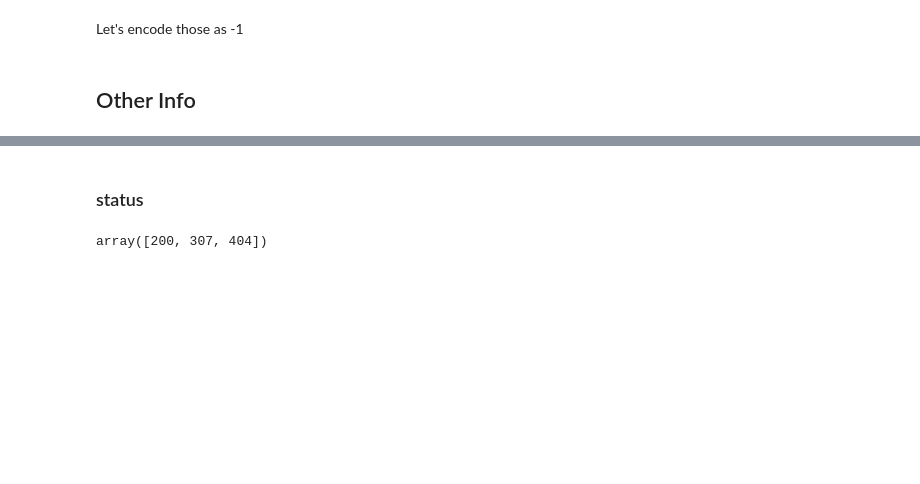
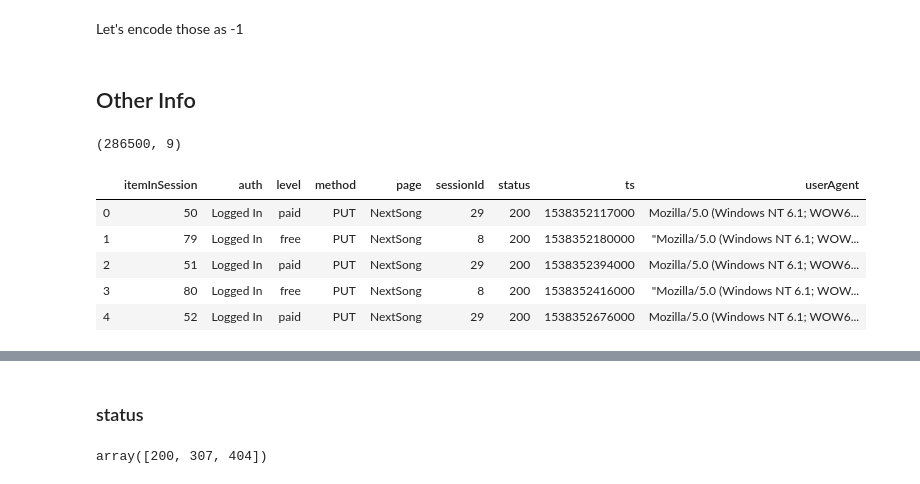
Before and after one commit to mtasende/Spark_ML, a Jupyter notebook: udacity_project/Sparkify.ipynb, the cells around one changed output, grey strips where cells are left out. Saved outputs shown, nothing was run; the diff lists cells and outputs as text; code cells hidden in the pictures; blank space fills up the shorter version.

Commit message:
user data basic preprocessing done 2

```diff
--- a/udacity_project/Sparkify.ipynb
+++ b/udacity_project/Sparkify.ipynb
@@ -657,3 +657,15 @@ dtype: int64
 Let's encode those as -1
 # %% [markdown]
 ## Other Info
+# %%
+other_data = pdata[other_cols]
+print(other_data.shape)
+other_data.head()
+# %% [output]
+(286500, 9)
+|  | itemInSession | auth | level | method | page | sessionId | status | ts | userAgent |
+| 0 | 50 | Logged In | paid | PUT | NextSong | 29 | 200 | 1538352117000 | Mozilla/5.0 (Windows NT 6.1; WOW6... |
+| 1 | 79 | Logged In | free | PUT | NextSong | 8 | 200 | 1538352180000 | "Mozilla/5.0 (Windows NT 6.1; WOW... |
+| 2 | 51 | Logged In | paid | PUT | NextSong | 29 | 200 | 1538352394000 | Mozilla/5.0 (Windows NT 6.1; WOW6... |
+| 3 | 80 | Logged In | free | PUT | NextSong | 8 | 200 | 1538352416000 | "Mozilla/5.0 (Windows NT 6.1; WOW... |
+| 4 | 52 | Logged In | paid | PUT | NextSong | 29 | 200 | 1538352676000 | Mozilla/5.0 (Windows NT 6.1; WOW6... |
```
Also changed, not shown: parts of 2 cells of this notebook.
